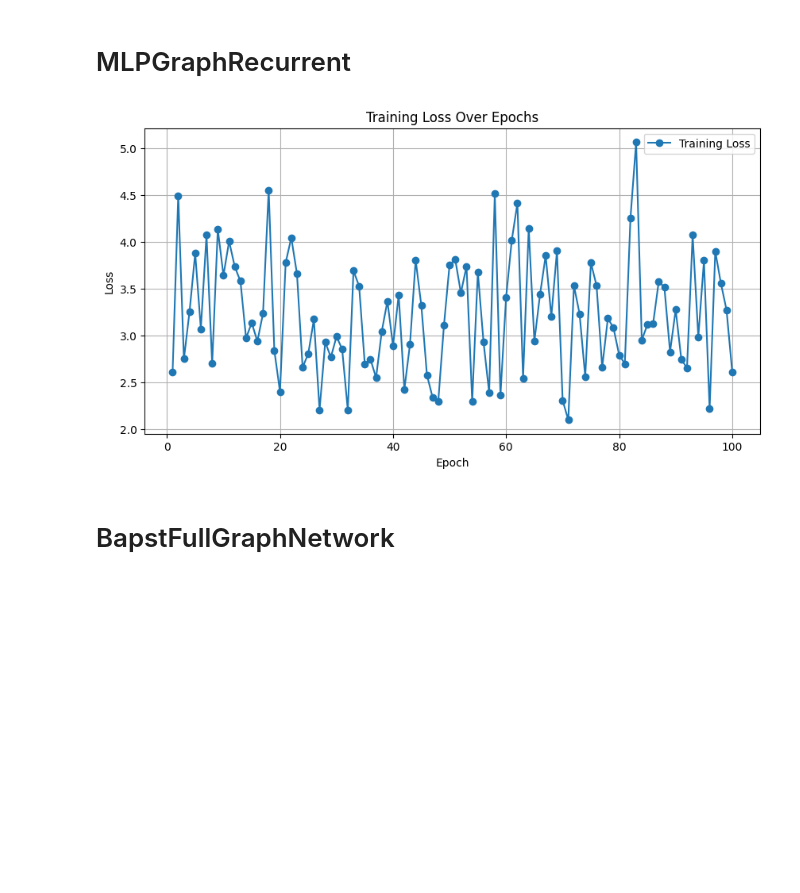
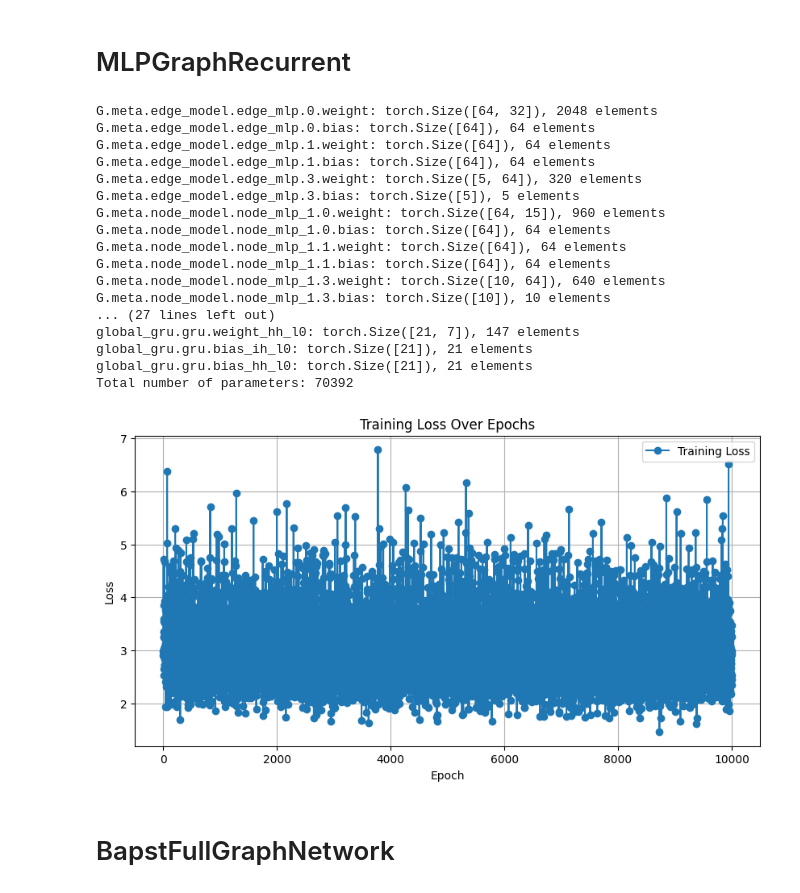
Before and after one commit to cshhong/GraphDQN, a Jupyter notebook: RL_DQN_GNN.ipynb, the cells around one changed output. Drawn from its saved outputs; the diff is of its cells as text; code cells hidden in the pictures; blank space fills up the shorter version.

```diff
--- a/RL_DQN_GNN.ipynb
+++ b/RL_DQN_GNN.ipynb
@@ -312,3 +312,17 @@ def main():
 # %%
 # device = torch.device("cuda" if torch.cuda.is_available() else "cpu")
 # main()
+# %%
+def print_model_parameters(model):
+    total_params = 0
+    for name, param in model.named_parameters():
+        if param.requires_grad:
+            param_count = param.numel()  # Number of elements in the parameter tensor
+            total_params += param_count
+            print(f"{name}: {param.size()}, {param_count} elements")
+
+    print(f"Total number of parameters: {total_params}")
+
+# Example usage:
+# Assuming `model` is your PyTorch model
+# print_model_parameters(model)
@@ -645,16 +677,17 @@ model = MLPGraphRecurrent(num_nodes = num_nodes,
                           global_input_size=global_input_size,
                           n_rec=n_rec)
 
+print_model_parameters(model)
 
 # Define the loss function and optimizer
 criterion = nn.MSELoss()
-optimizer = optim.Adam(model.parameters(), lr=0.0001)
+optimizer = optim.Adam(model.parameters(), lr=0.001)
 
 # List to store loss values
 loss_values = []
 
 # Training loop
-num_epochs = 100
+num_epochs = 10000
 for epoch in range(num_epochs):
     model.train()
 
@@ -677,34 +710,59 @@ for epoch in range(num_epochs):
     target_edge_features = torch.randn_like(output[1])
     target_global_features = torch.randn_like(output[2])
 
     # Compute loss
     loss_node = criterion(output[0], target_node_features)
     loss_edge = criterion(output[1], target_edge_features)
     loss_global = criterion(output[2], target_global_features)
     loss = loss_node + loss_edge + loss_global
 
     # Backpropagation and optimization
     optimizer.zero_grad()
     loss.backward()
+
+
+    # Print model parameters and gradients
+    # print(f'Epoch [{epoch+1}/{num_epochs}]')
+    # for name, param in model.named_parameters():
+    #     if param.grad is not None:
+    #         print(f"Param: {name}, Grad: {param.grad.norm().item()}")
+
     optimizer.step()
 
     # Store the loss value for plotting
     loss_values.append(loss.item())
 
     # Print the average loss for the epoch
     # print(f'Epoch [{epoch+1}/{num_epochs}], Loss: {loss.item():.4f}')
 
 # Plot the training loss
 plt.figure(figsize=(10, 5))
 plt.plot(range(1, num_epochs + 1), loss_values, marker='o', label='Training Loss')
 plt.xlabel('Epoch')
 plt.ylabel('Loss')
 plt.title('Training Loss Over Epochs')
 plt.legend()
 plt.grid(True)
 plt.show()
 # %% [output]
+G.meta.edge_model.edge_mlp.0.weight: torch.Size([64, 32]), 2048 elements
+G.meta.edge_model.edge_mlp.0.bias: torch.Size([64]), 64 elements
+G.meta.edge_model.edge_mlp.1.weight: torch.Size([64]), 64 elements
+G.meta.edge_model.edge_mlp.1.bias: torch.Size([64]), 64 elements
+G.meta.edge_model.edge_mlp.3.weight: torch.Size([5, 64]), 320 elements
+G.meta.edge_model.edge_mlp.3.bias: torch.Size([5]), 5 elements
+G.meta.node_model.node_mlp_1.0.weight: torch.Size([64, 15]), 960 elements
+G.meta.node_model.node_mlp_1.0.bias: torch.Size([64]), 64 elements
+G.meta.node_model.node_mlp_1.1.weight: torch.Size([64]), 64 elements
+G.meta.node_model.node_mlp_1.1.bias: torch.Size([64]), 64 elements
+G.meta.node_model.node_mlp_1.3.weight: torch.Size([10, 64]), 640 elements
+G.meta.node_model.node_mlp_1.3.bias: torch.Size([10]), 10 elements
+... (27 lines left out)
+global_gru.gru.weight_hh_l0: torch.Size([21, 7]), 147 elements
+global_gru.gru.bias_ih_l0: torch.Size([21]), 21 elements
+global_gru.gru.bias_hh_l0: torch.Size([21]), 21 elements
+Total number of parameters: 70392
-[figure, old version]
+[figure, new version]
 # %% [markdown]
 # BapstFullGraphNetwork
 # %%
```
Also changed, not shown: parts of 3 cells of this notebook.
